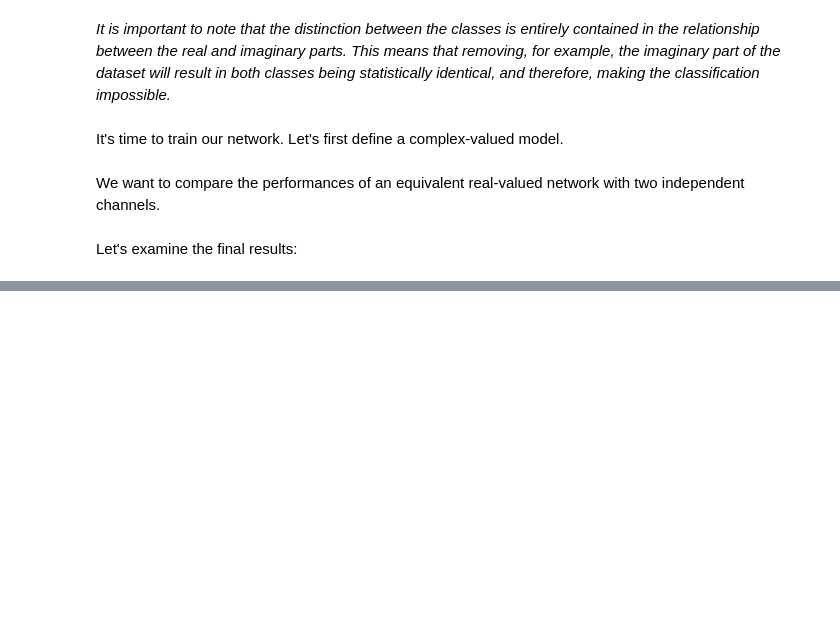
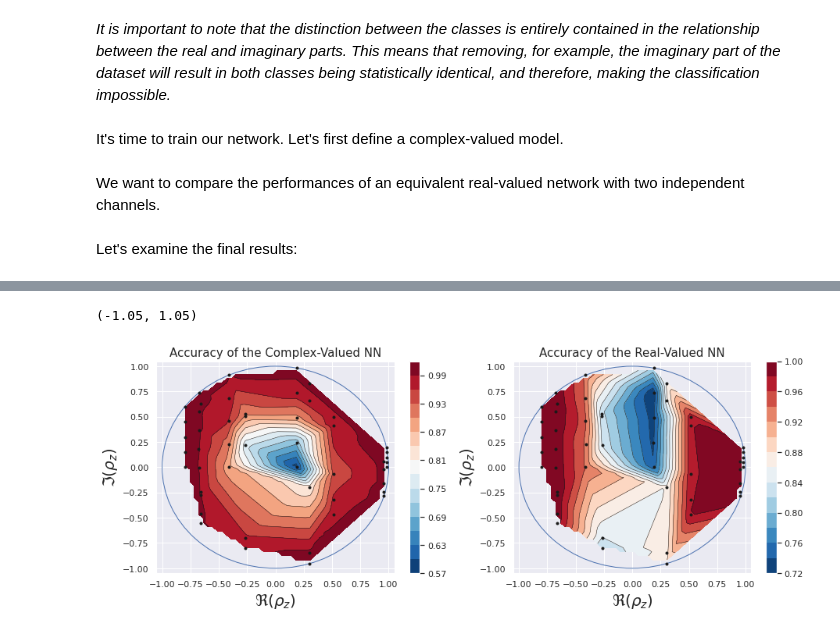
Before and after one commit to MattiaPujatti/complex-valued-deep-learning-for-condition-monitoring, a Jupyter notebook: Circularity_Measures.ipynb, the cells around one changed output, grey strips where cells are left out. Drawn from its saved outputs; the diff is of its cells as text; code cells hidden in the pictures; blank space fills up the shorter version.

```diff
--- a/Circularity_Measures.ipynb
+++ b/Circularity_Measures.ipynb
@@ -293,6 +312,6 @@ noncirc_covmat_2 = np.array([[2., .5],[.5, 3.]])
 # %%
-noncirc_covmat_1 = np.array([[1., .5],[.5, 2.]])
-noncirc_covmat_2 = np.array([[1., 0.],[0., 2.]])
+noncirc_covmat_1 = np.array([[1., 0.],[0., 1.]])
+noncirc_covmat_2 = np.array([[1., 0.75],[0.75, 1.]])
 # %%
 noncirc1 = NpyDataset(generate_cmplx_distribution(cov_mat=noncirc_covmat_1, shape=(5000,128)), label=0)
 noncirc1_rhoz, noncirc1_rho = get_circularity_coeff(noncirc1)
@@ -662,0 +554,5 @@ def generate_cmplx_distribution(cov_mat, shape):
+# %%
+final_source_circ = pd.DataFrame(final_source_circ)
+final_source_circ['rhoz_x'] = final_source_circ['rhoz'].apply(lambda x: x.real)
+final_source_circ['rhoz_y'] = final_source_circ['rhoz'].apply(lambda x: x.imag)
+final_source_circ
@@ -662,0 +577,53 @@ def generate_cmplx_distribution(cov_mat, shape):
+# %%
+import matplotlib.tri as tri
+
+fig, axs = plt.subplots(1, 2, figsize=(15,5))
+
+# Create grid values first.
+x = final_source_circ['rhoz_x']
+y = final_source_circ['rhoz_y']
+xi = np.linspace(-1., 1., 50)
+yi = np.linspace(-1., 1., 50)
+
+# Linearly interpolate the data (x, y) on a grid defined by (xi, yi).
+triang = tri.Triangulation(x, y)
+interpolator_c = tri.LinearTriInterpolator(triang, final_source_circ['cmplx_net'])
+interpolator_r = tri.LinearTriInterpolator(triang, final_source_circ['real_net'])
+
+Xi, Yi = np.meshgrid(xi, yi)
+zi_c = interpolator_c(Xi, Yi)
+zi_r = interpolator_r(Xi, Yi)
+
+axs[0].contour(xi, yi, zi_c, levels=14, linewidths=0.5, colors='k')
+cntr1 = axs[0].contourf(xi, yi, zi_c, levels=14, cmap="RdBu_r")
+plt.colorbar(cntr1, ax=axs[0])
+axs[0].plot(x, y, 'ko', ms=3)
+
+
+axs[1].contour(xi, yi, zi_r, levels=14, linewidths=0.5, colors='k')
+cntr2 = axs[1].contourf(xi, yi, zi_r, levels=14, cmap="RdBu_r")
+plt.colorbar(cntr2, ax=axs[1])
+
+axs[1].plot(x, y, 'ko', ms=3)
+
+
+# Add the definition domain of rho_z, i.e. the unitary circle
+unit_circle = plt.Circle((0., 0.), radius=1., edgecolor='b', facecolor='None')
+axs[0].add_patch(unit_circle)
+unit_circle = plt.Circle((0., 0.), radius=1., edgecolor='b', facecolor='None')
+axs[1].add_patch(unit_circle)
+
+axs[0].set_xlabel(r'$\Re(\rho_z)$', fontsize=20)
+axs[0].set_ylabel(r'$\Im(\rho_z)$', fontsize=20)
+axs[0].set_title('Accuracy of the Complex-Valued NN', fontsize=15)
+axs[0].set_xlim(-1.05, 1.05)
+axs[0].set_ylim(-1.05, 1.05)
+
+axs[1].set_xlabel(r'$\Re(\rho_z)$', fontsize=20)
+axs[1].set_ylabel(r'$\Im(\rho_z)$', fontsize=20)
+axs[1].set_title('Accuracy of the Real-Valued NN', fontsize=15)
+axs[1].set_xlim(-1.05, 1.05)
+axs[1].set_ylim(-1.05, 1.05)
+# %% [output]
+(-1.05, 1.05)
+[figure, added]
```
Also changed, not shown: parts of 62 cells of this notebook, 4 other files.
